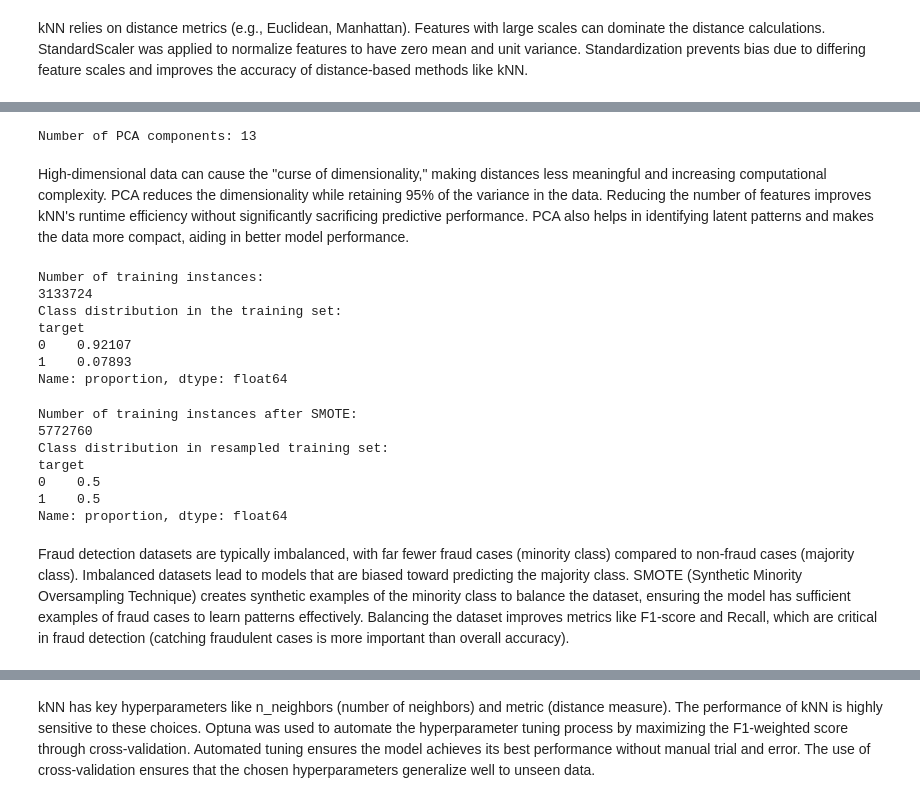
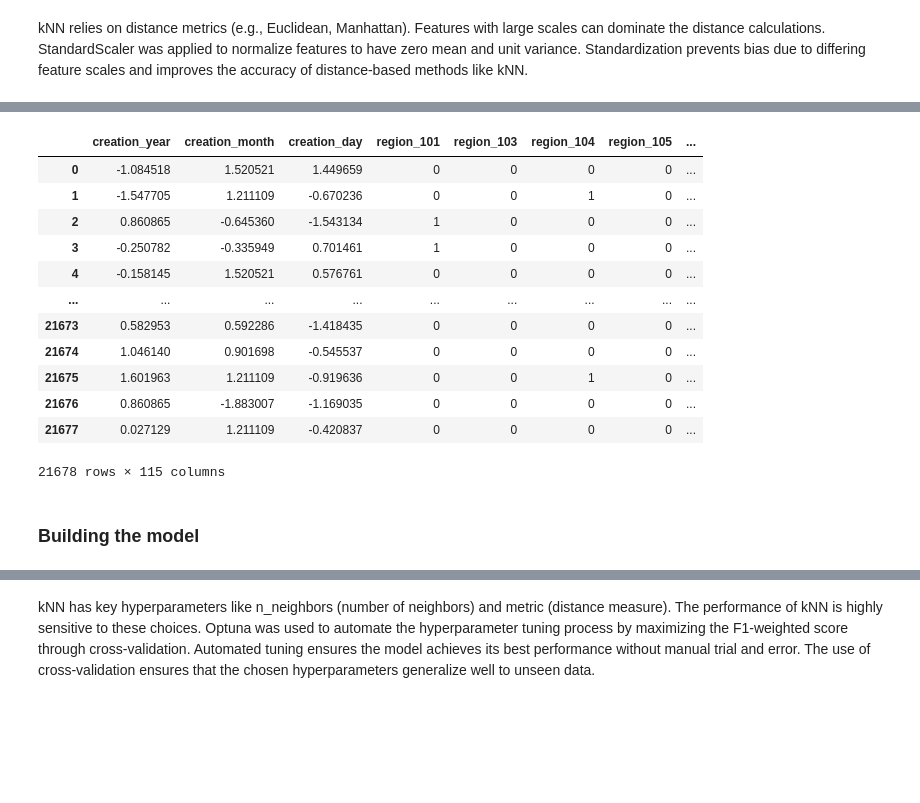
Before and after one commit to bernisschow/CS3244-Fraud-Detection-in-Electricity-and-Gas-Consumption, a Jupyter notebook: kNN model.ipynb, the cells around one changed output, grey strips where cells are left out. Saved outputs shown, nothing was run; the diff lists cells and outputs as text; code cells hidden in the pictures; blank space fills up the shorter version.

```diff
--- a/kNN model.ipynb
+++ b/kNN model.ipynb
@@ -106,52 +108,23 @@ plt.show()
-# %%
-# Apply PCA with a fixed number of components
-pca = PCA(n_components=13, random_state=1)
-X_train_pca = pca.fit_transform(X_train_scaled)
-X_test_pca = pca.transform(X_test_scaled)
-
-print(f"Number of PCA components: {X_train_pca.shape[1]}")
-# %% [output]
-Number of PCA components: 13
-# %% [markdown]
-High-dimensional data can cause the "curse of dimensionality," making distances less meaningful and increasing computational complexity.
-PCA reduces the dimensionality while retaining 95% of the variance in the data. Reducing the number of features improves kNN's runtime efficiency without significantly sacrificing predictive performance. PCA also helps in identifying latent patterns and makes the data more compact, aiding in better model performance.
-# %%
-# Check the class distribution in the training set
-print("Number of training instances: ")
-print(len(X_train_pca))
-
-class_distribution = y_train.value_counts(normalize=True)
-
-print("Class distribution in the training set:")
-print(class_distribution)
-# %% [output]
-Number of training instances:
-3133724
-Class distribution in the training set:
-target
-0    0.92107
-1    0.07893
-Name: proportion, dtype: float64
-# %%
-from imblearn.over_sampling import SMOTE
-
-# Apply SMOTE to the training data
-smote = SMOTE(random_state=1)
-X_train_resampled, y_train_resampled = smote.fit_resample(X_train_pca, y_train)
-
-print("Number of training instances after SMOTE: ")
-print(len(X_train_resampled))
-
-print("Class distribution in resampled training set:")
-print(y_train_resampled.value_counts(normalize=True))
-# %% [output]
-Number of training instances after SMOTE:
-5772760
-Class distribution in resampled training set:
-target
-0    0.5
-1    0.5
-Name: proportion, dtype: float64
-# %% [markdown]
-Fraud detection datasets are typically imbalanced, with far fewer fraud cases (minority class) compared to non-fraud cases (majority class).
-Imbalanced datasets lead to models that are biased toward predicting the majority class. SMOTE (Synthetic Minority Oversampling Technique) creates synthetic examples of the minority class to balance the dataset, ensuring the model has sufficient examples of fraud cases to learn patterns effectively. Balancing the dataset improves metrics like F1-score and Recall, which are critical in fraud detection (catching fraudulent cases is more important than overall accuracy).
+# %%
+# Transform the validation data with the scaler
+val_data_scaled = val_data.copy()
+val_data_scaled[numerical_features] = scaler.transform(val_data_scaled[numerical_features])
+
+# Display the scaled data
+display(val_data_scaled)
+# %% [output]
+|  | creation_year | creation_month | creation_day | region_101 | region_103 | region_104 | region_105 | ... |
+| 0 | -1.084518 | 1.520521 | 1.449659 | 0 | 0 | 0 | 0 | ... |
+| 1 | -1.547705 | 1.211109 | -0.670236 | 0 | 0 | 1 | 0 | ... |
+| 2 | 0.860865 | -0.645360 | -1.543134 | 1 | 0 | 0 | 0 | ... |
+| 3 | -0.250782 | -0.335949 | 0.701461 | 1 | 0 | 0 | 0 | ... |
+| 4 | -0.158145 | 1.520521 | 0.576761 | 0 | 0 | 0 | 0 | ... |
+| ... | ... | ... | ... | ... | ... | ... | ... | ... |
+| 21673 | 0.582953 | 0.592286 | -1.418435 | 0 | 0 | 0 | 0 | ... |
+| 21674 | 1.046140 | 0.901698 | -0.545537 | 0 | 0 | 0 | 0 | ... |
+| 21675 | 1.601963 | 1.211109 | -0.919636 | 0 | 0 | 1 | 0 | ... |
+| 21676 | 0.860865 | -1.883007 | -1.169035 | 0 | 0 | 0 | 0 | ... |
+| 21677 | 0.027129 | 1.211109 | -0.420837 | 0 | 0 | 0 | 0 | ... |
+21678 rows × 115 columns
+# %% [markdown]
+### Building the model
```
Also changed, not shown: parts of 24 cells of this notebook.
